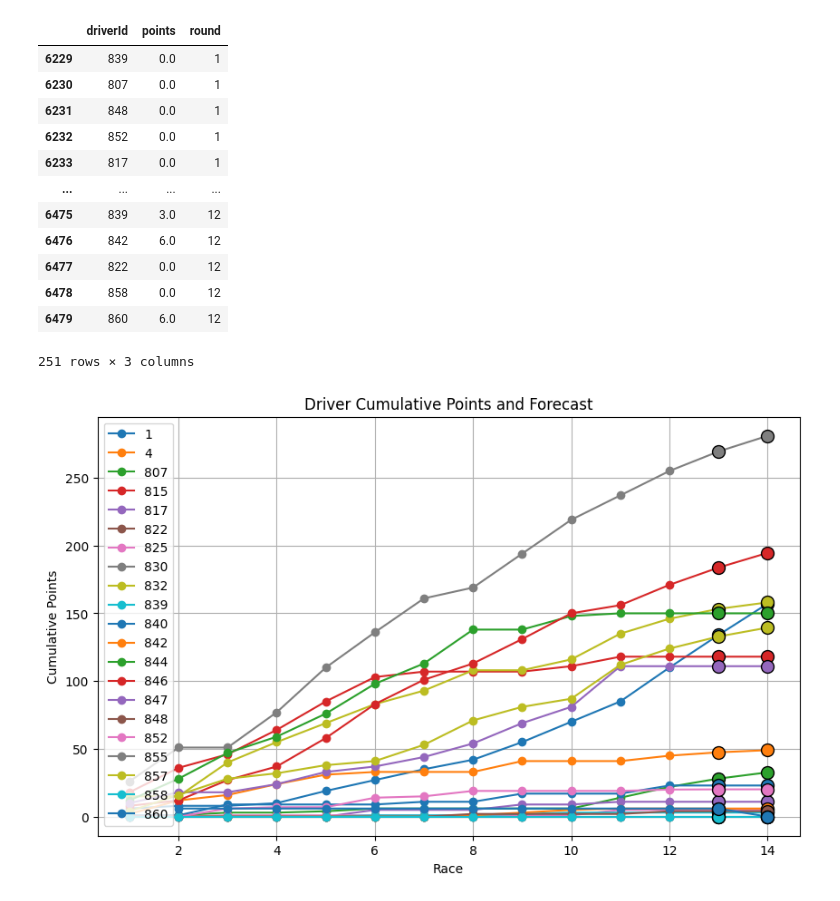
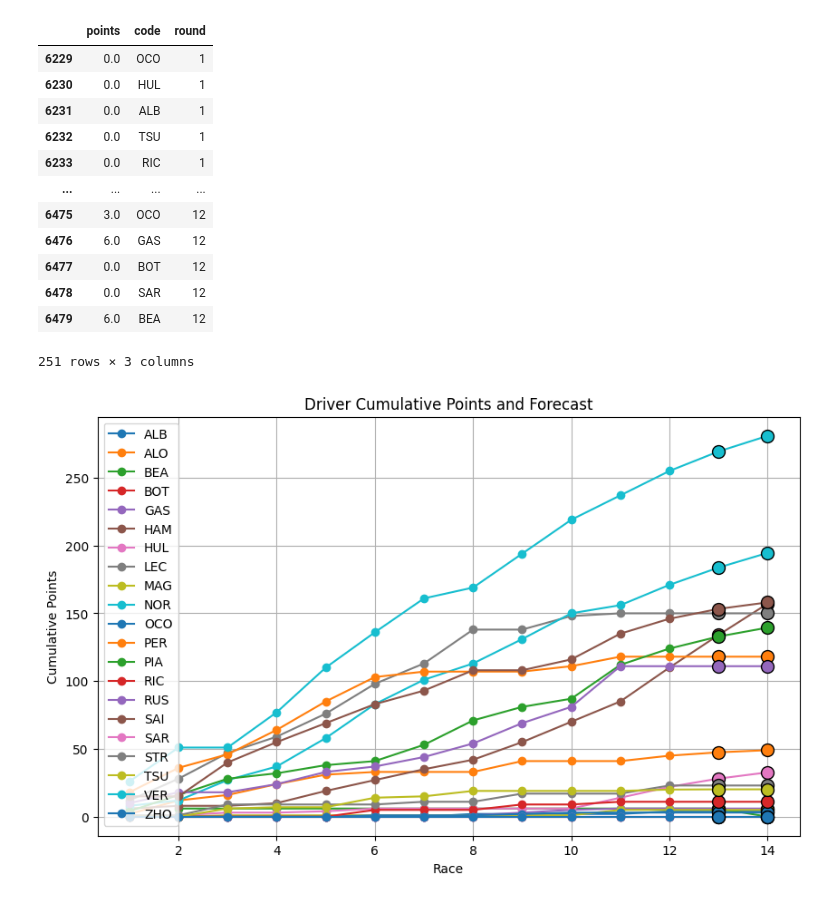
Before and after one commit to 911AstalusAdrian/MS3-FPM, a Jupyter notebook: Experimental Report/forecasting_driver_standings.ipynb, the cells around one changed output. Saved outputs shown, nothing was run; the diff lists cells and outputs as text; code cells hidden in the pictures.

Commit message:
Replace driverId with a driver code for visibility

```diff
--- a/Experimental Report/forecasting_driver_standings.ipynb
+++ b/Experimental Report/forecasting_driver_standings.ipynb
@@ -2,3 +2,16 @@
 import numpy as np
 import pandas as pd
 import matplotlib.pyplot as plt
+# %%
+drivers_df = pd.read_csv('datasets/drivers.csv')
+drivers_code_df = drivers_df.drop(columns=['driverRef', 'number', 'forename', 'surname', 'dob', 'nationality', 'url'])
+
+# Formula 1 changed its points system in 2010
+years = list(range(2010, 2025))
+
+races_df = pd.read_csv('datasets/races.csv')
+races_df.drop(columns = ['date','time','url','fp1_date','fp1_time','fp2_date','fp2_time','fp3_date','fp3_time','quali_date','quali_time','sprint_date','sprint_time'], inplace=True)
+
+driver_standings_df = pd.read_csv('datasets/driver_standings.csv')
+driver_standings_df = pd.merge(driver_standings_df, drivers_code_df, on='driverId')
+driver_standings_df
@@ -5,12 +32,4 @@ import matplotlib.pyplot as plt
 # %%
-# Formula 1 changed its points system in 2010
-years = list(range(2010, 2025))
-
-races_df = pd.read_csv('datasets/races.csv')
-races_df.drop(columns = ['date','time','url','fp1_date','fp1_time','fp2_date','fp2_time','fp3_date','fp3_time','quali_date','quali_time','sprint_date','sprint_time'], inplace=True)
-
-driver_standings_df = pd.read_csv('datasets/driver_standings.csv')
-
 post_2010_races_df = races_df[races_df['year'].isin(years)]
 post_2010_races_ids_df = post_2010_races_df['raceId']
 
@@ -26,7 +45,7 @@ time_series_data_df.drop(
     inplace=True)
 
 time_series_data_df = time_series_data_df[time_series_data_df['year'] == 2024]
-time_series_data_df.drop(columns=['year', 'raceId'], inplace=True)
+time_series_data_df.drop(columns=['year', 'raceId', 'driverId'], inplace=True)
 time_series_data_df
 
 # plt.figure(figsize=(10, 6))
@@ -41,23 +60,23 @@ time_series_data_df
 # plt.grid(True)
 # plt.show()
 # %% [output]
-|  | driverId | points | round |
-| 6229 | 839 | 0.0 | 1 |
-| 6230 | 807 | 0.0 | 1 |
-| 6231 | 848 | 0.0 | 1 |
-| 6232 | 852 | 0.0 | 1 |
-| 6233 | 817 | 0.0 | 1 |
+|  | points | code | round |
+| 6229 | 0.0 | OCO | 1 |
+| 6230 | 0.0 | HUL | 1 |
+| 6231 | 0.0 | ALB | 1 |
+| 6232 | 0.0 | TSU | 1 |
+| 6233 | 0.0 | RIC | 1 |
 | ... | ... | ... | ... |
-| 6475 | 839 | 3.0 | 12 |
-| 6476 | 842 | 6.0 | 12 |
-| 6477 | 822 | 0.0 | 12 |
-| 6478 | 858 | 0.0 | 12 |
-| 6479 | 860 | 6.0 | 12 |
+| 6475 | 3.0 | OCO | 12 |
+| 6476 | 6.0 | GAS | 12 |
+| 6477 | 0.0 | BOT | 12 |
+| 6478 | 0.0 | SAR | 12 |
+| 6479 | 6.0 | BEA | 12 |
 251 rows × 3 columns
 # %%
 from statsmodels.tsa.arima.model import ARIMA
 
-points_ts = time_series_data_df.pivot(index='round', columns='driverId', values='points')
+points_ts = time_series_data_df.pivot(index='round', columns='code', values='points')
 
 forecasts = {}
 for driver_id in points_ts.columns:
@@ -84,31 +103,31 @@ final_points
 plt.figure(figsize=(10, 6))
 # for driver_id in final_points.columns:
 #     plt.plot(final_points.index, final_points[driver_id], label=f'Driver {driver_id}')
 
 
 
 line_colors = {}
 
 # Plot each driver's cumulative points
 for driver in final_points.columns:
     line, = plt.plot(final_points.index, final_points[driver], marker='o', label=driver)
     line_colors[driver] = line.get_color()  # Save the color of the line
 
 # Highlight the last two races
 last_two_races = final_points.iloc[-2:]  # Get the last two rows
 for raceId in last_two_races.index:
     for driver in final_points.columns:
         plt.scatter(
             raceId, last_two_races.loc[raceId, driver],
             color=line_colors[driver],  # Use the same color as the line
             edgecolor='black', s=100, zorder=5
         )
 
 plt.xlabel("Race")
 plt.ylabel("Cumulative Points")
 plt.title("Driver Cumulative Points and Forecast")
 plt.legend()
 plt.grid()
 plt.show()
 # %% [output]
-[figure, old version]
+[figure, new version]
```
Also changed, not shown: parts of 1 cell of this notebook.
